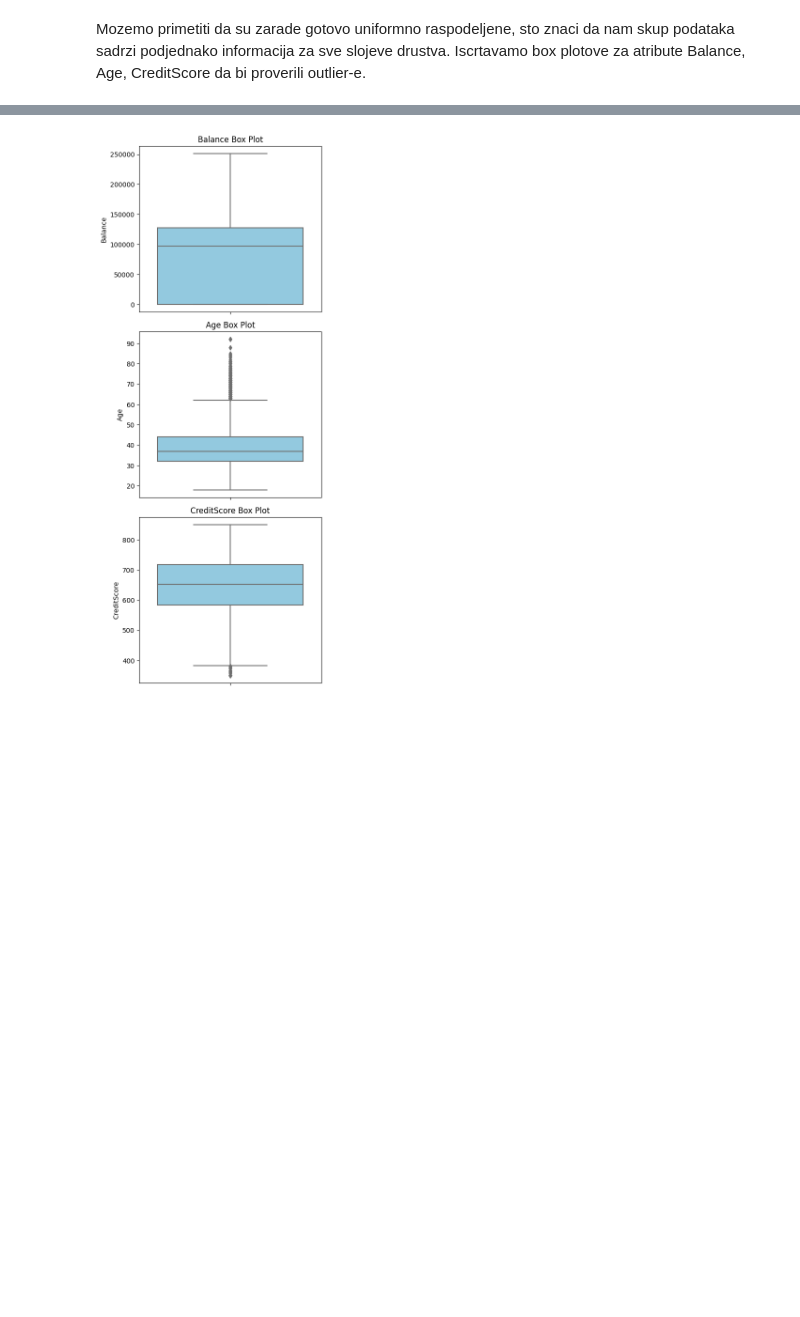
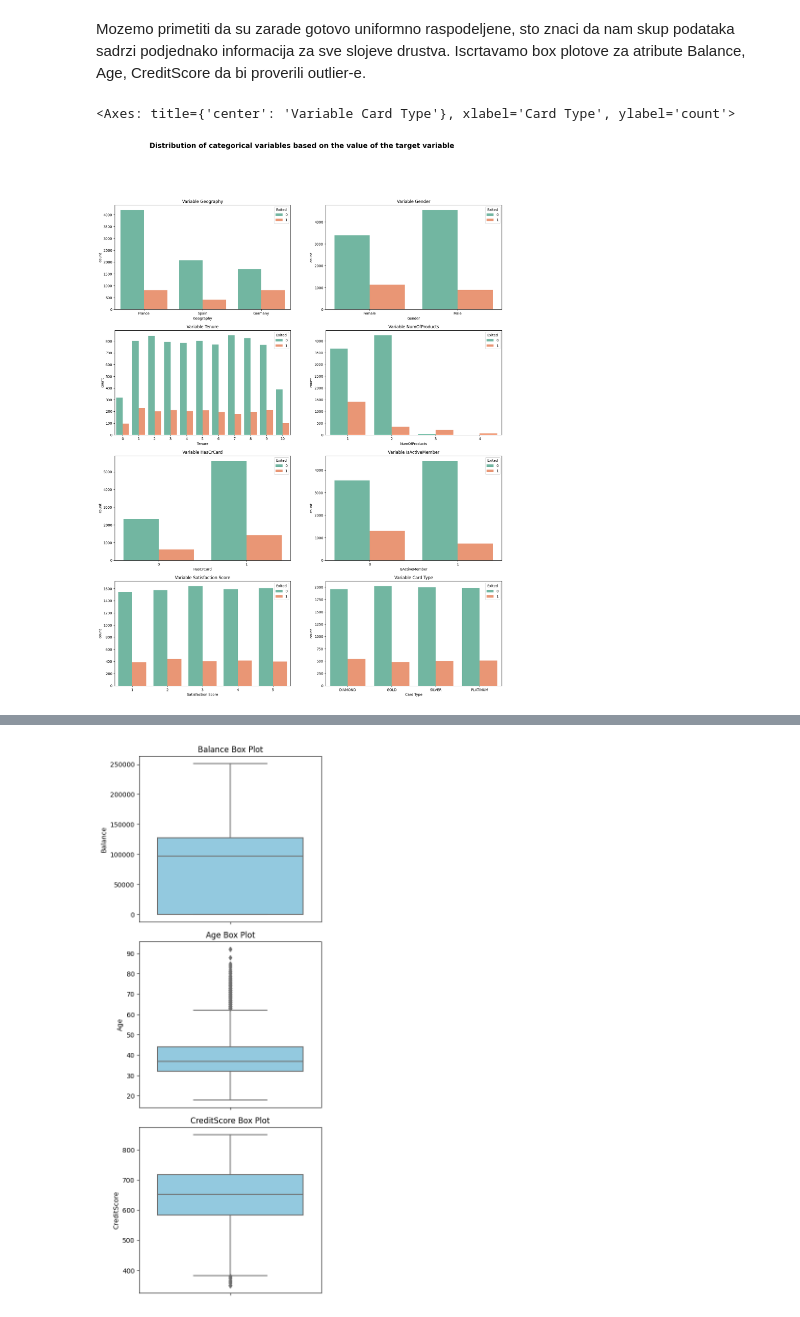
Before and after one commit to shotinform/Bank_Customer_Churn, a Jupyter notebook: preprocessing/Preprocessing.ipynb, the cells around one changed output, grey strips where cells are left out. Cells and saved outputs as stored; diff of their text form; code cells hidden in the pictures; blank space fills up the shorter version.

```diff
--- a/preprocessing/Preprocessing.ipynb
+++ b/preprocessing/Preprocessing.ipynb
@@ -215,3 +215,41 @@ plt.show()
 [figure]
 # %% [markdown]
 Mozemo primetiti da su zarade gotovo uniformno raspodeljene, sto znaci da nam skup podataka sadrzi podjednako informacija za sve slojeve drustva. Iscrtavamo box plotove za atribute Balance, Age, CreditScore da bi proverili outlier-e.
+# %%
+plt.figure(figsize = (20, 25))
+plt.suptitle("Distribution of categorical variables based on the value of the target variable",fontweight="bold", fontsize=20)
+
+plt.subplot(4, 2, 1)
+plt.gca().set_title('Variable Geography')
+sns.countplot(x = 'Geography', hue = 'Exited', palette = 'Set2', data = data)
+
+plt.subplot(4, 2, 2)
+plt.gca().set_title('Variable Gender')
+sns.countplot(x = 'Gender', hue = 'Exited', palette = 'Set2', data = data)
+
+plt.subplot(4, 2, 3)
+plt.gca().set_title('Variable Tenure')
+sns.countplot(x = 'Tenure', hue = 'Exited', palette = 'Set2', data = data)
+
+plt.subplot(4, 2, 4)
+plt.gca().set_title('Variable NumOfProducts')
+sns.countplot(x = 'NumOfProducts', hue = 'Exited', palette = 'Set2', data = data)
+
+plt.subplot(4, 2, 5)
+plt.gca().set_title('Variable HasCrCard')
+sns.countplot(x = 'HasCrCard', hue = 'Exited', palette = 'Set2', data = data)
+
+plt.subplot(4, 2, 6)
+plt.gca().set_title('Variable IsActiveMember')
+sns.countplot(x = 'IsActiveMember', hue = 'Exited', palette = 'Set2', data = data)
+
+plt.subplot(4, 2, 7)
+plt.gca().set_title('Variable Satisfaction Score')
+sns.countplot(x = 'Satisfaction Score', hue = 'Exited', palette = 'Set2', data = data)
+
+plt.subplot(4, 2, 8)
+plt.gca().set_title('Variable Card Type')
+sns.countplot(x = 'Card Type', hue = 'Exited', palette = 'Set2', data = data)
+# %% [output]
+<Axes: title={'center': 'Variable Card Type'}, xlabel='Card Type', ylabel='count'>
+[figure, added]
```
Also changed, not shown: parts of 6 cells of this notebook, 1 other file.
